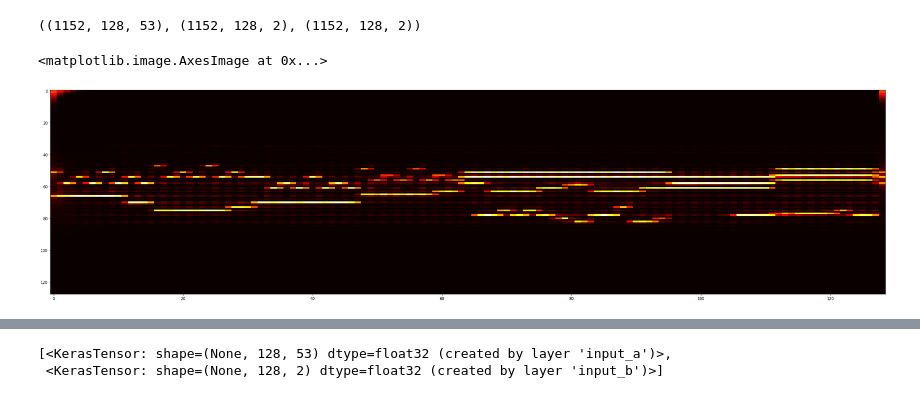
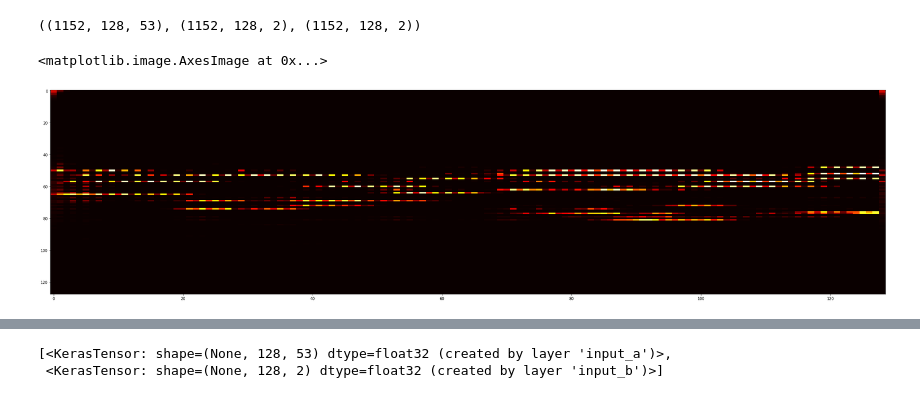
Before and after one commit to Trevor16gordon/music_generation_rnn, a Jupyter notebook: extended-rnn.ipynb, the cells around one changed output, grey strips where cells are left out. Drawn from its saved outputs; the diff is of its cells as text; code cells hidden in the pictures.

```diff
--- a/extended-rnn.ipynb
+++ b/extended-rnn.ipynb
@@ -123,3 +62,5 @@ prepared_data[0].shape, prepared_data[1].shape, type(prepared_data[0])
+# %%
+seq_ds = prepare_windowed_for_note_time_invariant(prepared_data[0], seq_length=128)
 # %%
 class SwapLayer(tf.keras.layers.Layer):
     def __init__(self):
@@ -320,11 +190,10 @@ print(xxx_2.shape)
 
 
 # model, callbakcs = model_new(total_vicinity=53, learning_rate=0.0001, dropout=0, recurrent_dropout=0)
-# model, callbakcs = model_new_2(total_vicinity=53, learning_rate=0.0001, dropout=0, recurrent_dropout=0)
+model, callbakcs = model_new_2(total_vicinity=53, learning_rate=0.001, dropout=0)
 
-history = model.fit([xxx, yyy_other], [yyy],
-    epochs=200,
-    batch_size=128,
+history = model.fit(seq_ds,
+    epochs=3,
     callbacks=[ResetModelState()],
 )
 # %% [output]
@@ -444,14 +289,14 @@ xxx.shape, yyy.shape, yyy_pred.shape
 # %%
 import matplotlib.pyplot as plt
 
 # data = yyy_pred.reshape((1152, 128, 2))
 data = yyy_pred
-data = data[:129,  :, 0]
+data = data[:129,  :, 1]
 plt.rcParams["figure.figsize"] = (40,10)
 plt.imshow(data.T, cmap='hot', interpolation='nearest', aspect="auto")
 # %% [output]
 <matplotlib.image.AxesImage at 0x...>
-[figure, old version]
+[figure, new version]
 # %%
 import matplotlib.pyplot as plt
 
```
Also changed, not shown: parts of 42 cells of this notebook.
